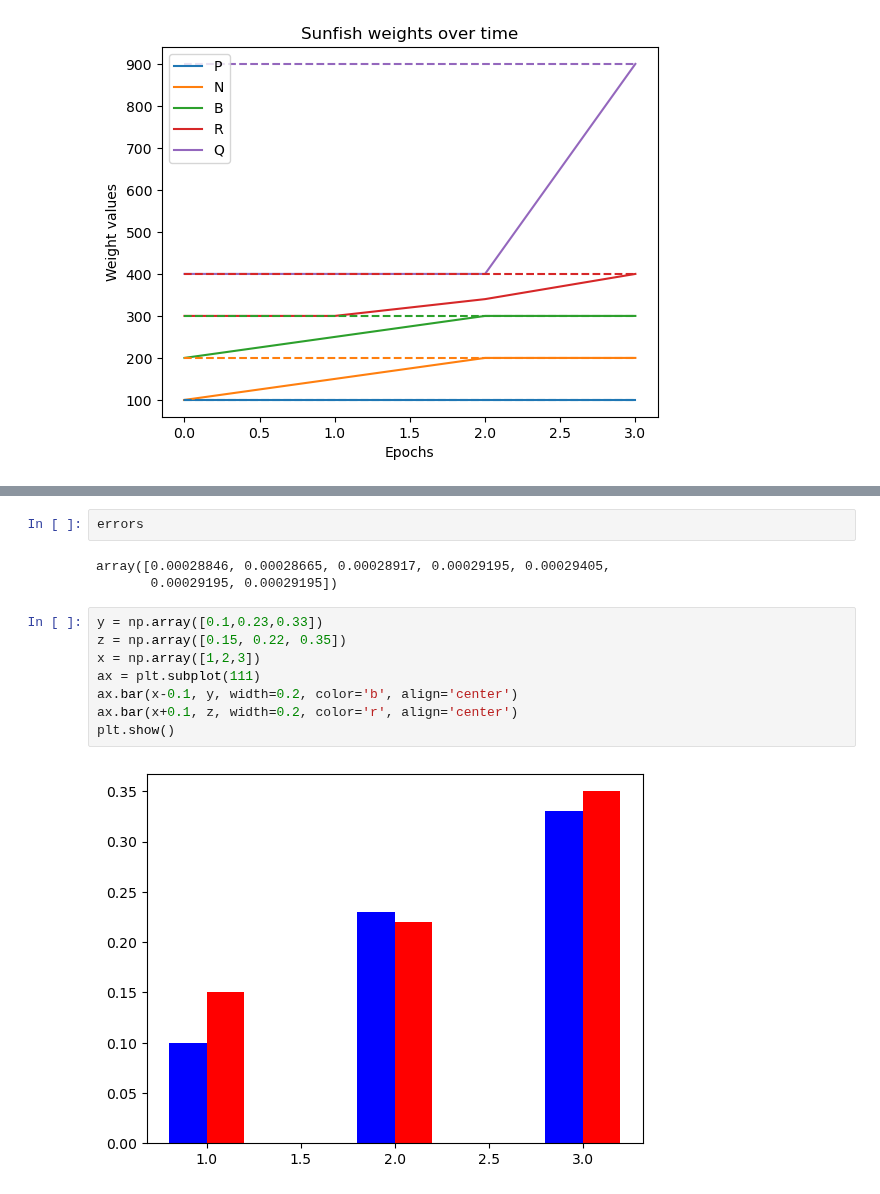
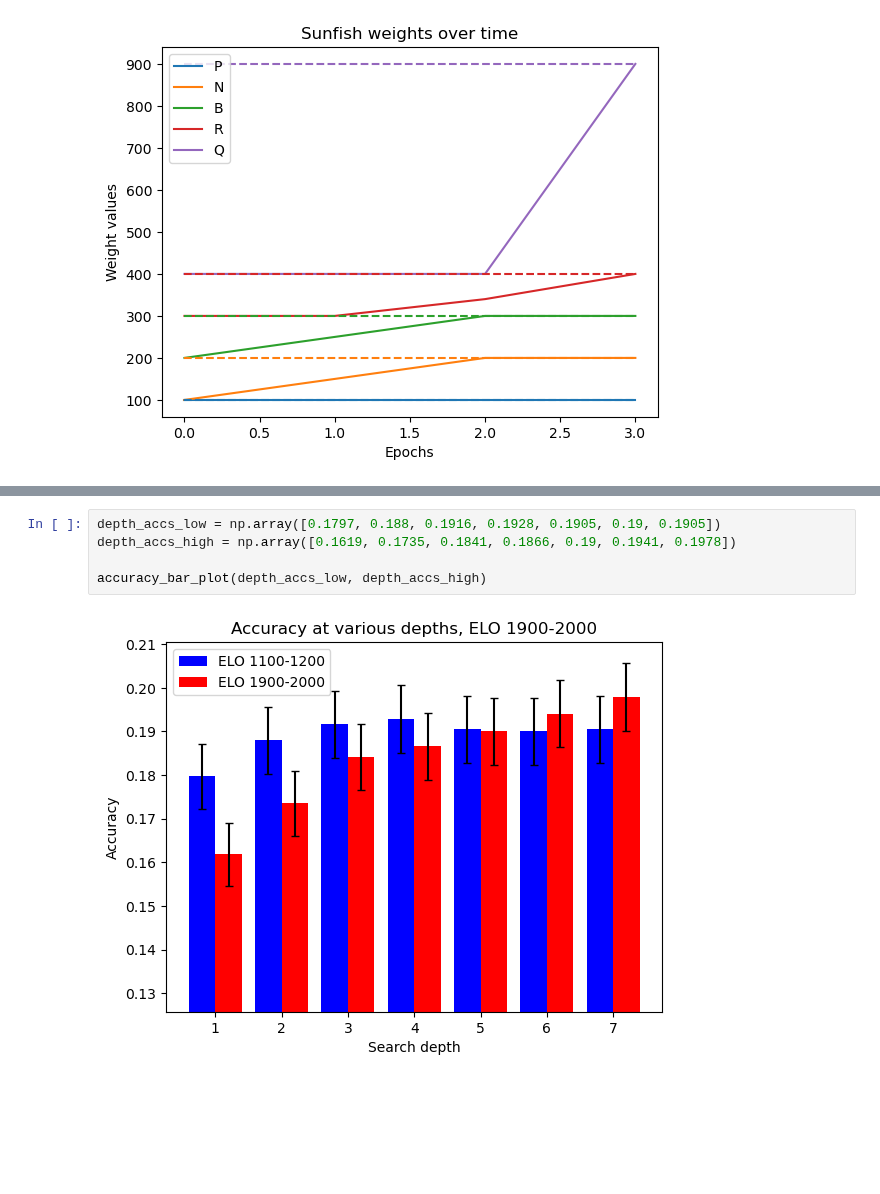
Before and after one commit to gnf-bachelor/irl-chess, a Jupyter notebook: test_topk.ipynb, the cells around one changed output, grey strips where cells are left out. Drawn from its saved outputs; the diff is of its cells as text; blank space fills up the shorter version.

```diff
--- a/test_topk.ipynb
+++ b/test_topk.ipynb
@@ -639,15 +640,7 @@ plt.show()
 # %%
-errors
+depth_accs_low = np.array([0.1797, 0.188, 0.1916, 0.1928, 0.1905, 0.19, 0.1905])
+depth_accs_high = np.array([0.1619, 0.1735, 0.1841, 0.1866, 0.19, 0.1941, 0.1978])
+
+accuracy_bar_plot(depth_accs_low, depth_accs_high)
 # %% [output]
-array([0.00028846, 0.00028665, 0.00028917, 0.00029195, 0.00029405,
-       0.00029195, 0.00029195])
+[figure, added]
-# %%
-y = np.array([0.1,0.23,0.33])
-z = np.array([0.15, 0.22, 0.35])
-x = np.array([1,2,3])
-ax = plt.subplot(111)
-ax.bar(x-0.1, y, width=0.2, color='b', align='center')
-ax.bar(x+0.1, z, width=0.2, color='r', align='center')
-plt.show()
-# %% [output]
-[figure, removed]
```
Also changed, not shown: parts of 9 cells of this notebook, 13 other files.
